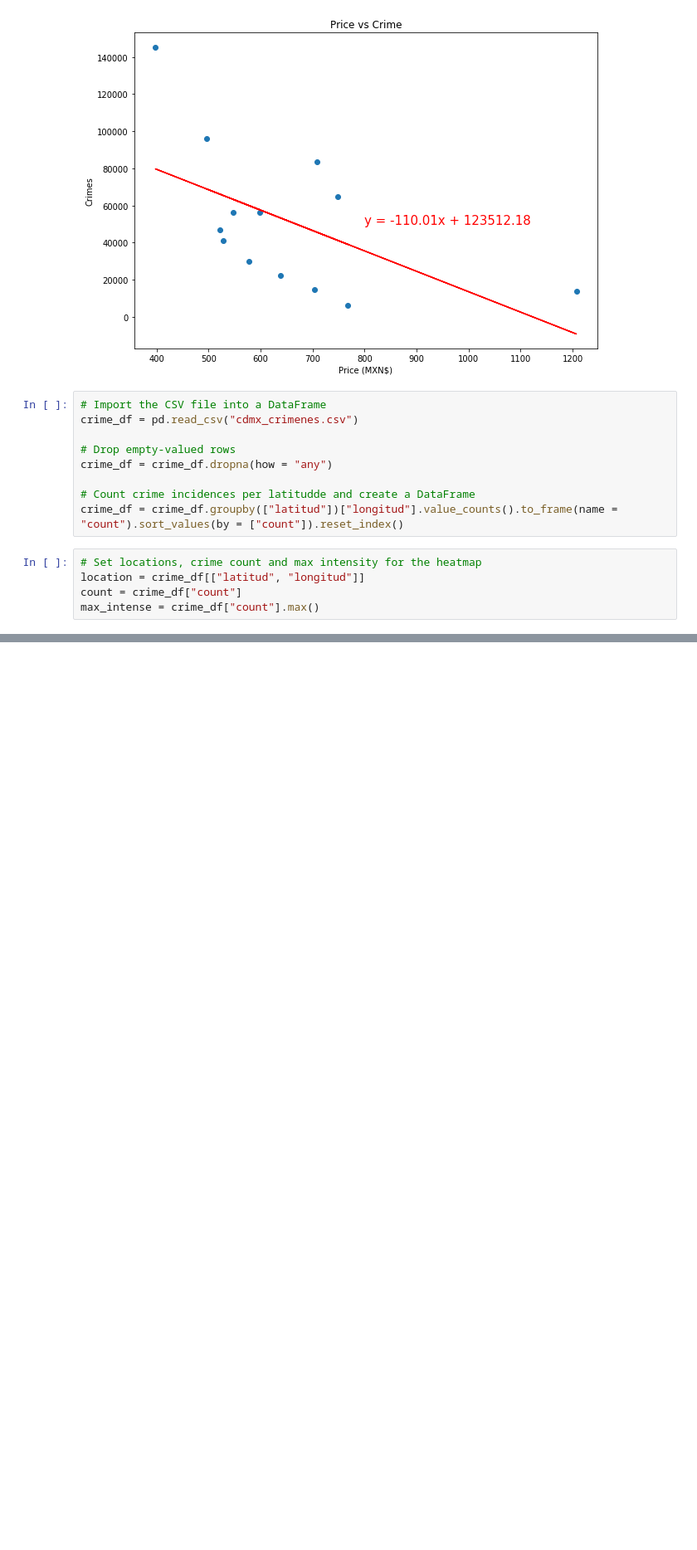
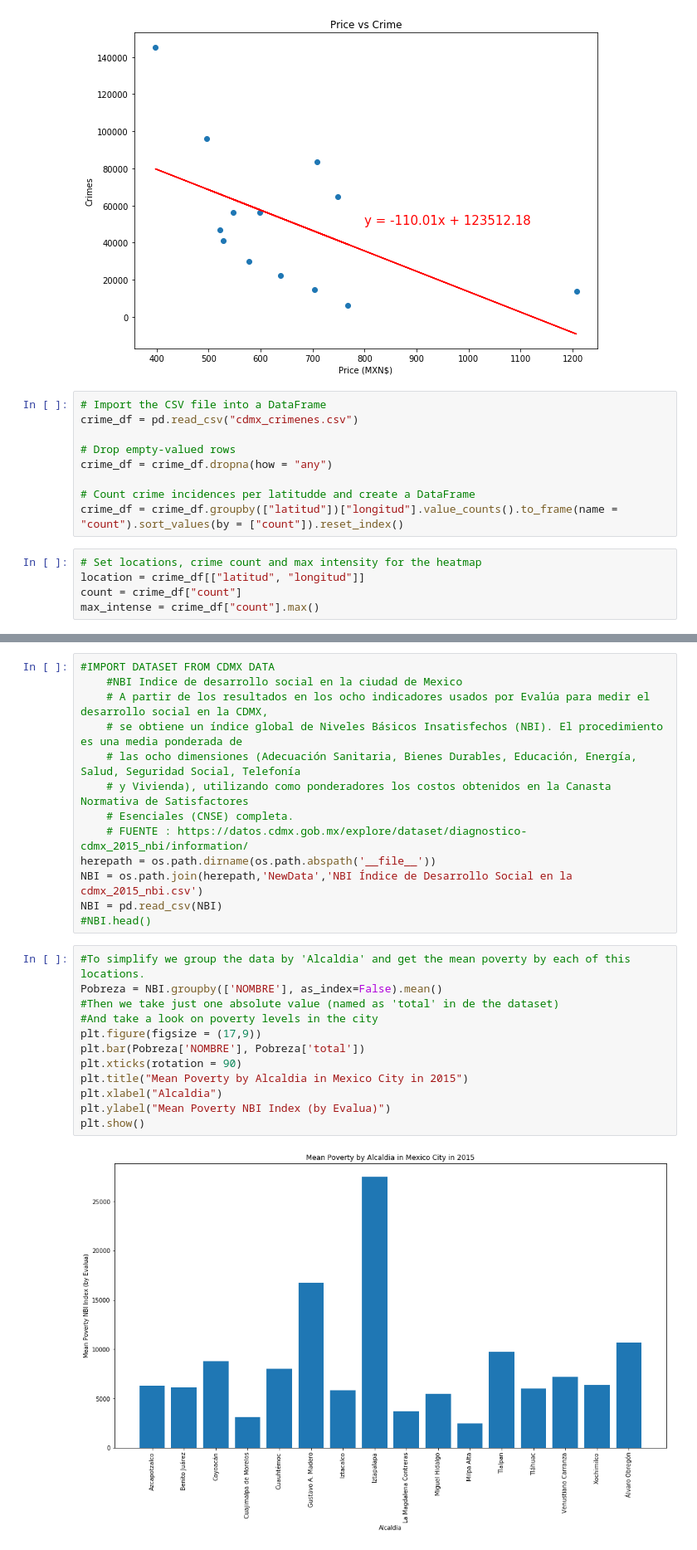
Before and after one commit to elc17/Project_1, a Jupyter notebook: project_1.ipynb, the cells around one changed output, grey strips where cells are left out. Shown at 83% size. Saved outputs shown, nothing was run; the diff lists cells and outputs as text; blank space fills up the shorter version.

Commit message:
Added Poverty and MarketAnalysis

```diff
--- a/project_1.ipynb
+++ b/project_1.ipynb
@@ -337,0 +356,27 @@ fig
+# %%
+#IMPORT DATASET FROM CDMX DATA
+    #NBI Indice de desarrollo social en la ciudad de Mexico
+    # A partir de los resultados en los ocho indicadores usados por Evalúa para medir el desarrollo social en la CDMX,
+    # se obtiene un índice global de Niveles Básicos Insatisfechos (NBI). El procedimiento es una media ponderada de
+    # las ocho dimensiones (Adecuación Sanitaria, Bienes Durables, Educación, Energía, Salud, Seguridad Social, Telefonía
+    # y Vivienda), utilizando como ponderadores los costos obtenidos en la Canasta Normativa de Satisfactores
+    # Esenciales (CNSE) completa.
+    # FUENTE : https://datos.cdmx.gob.mx/explore/dataset/diagnostico-cdmx_2015_nbi/information/
+herepath = os.path.dirname(os.path.abspath('__file__'))
+NBI = os.path.join(herepath,'NewData','NBI Índice de Desarrollo Social en la cdmx_2015_nbi.csv')
+NBI = pd.read_csv(NBI)
+#NBI.head()
+# %%
+#To simplify we group the data by 'Alcaldia' and get the mean poverty by each of this locations.
+Pobreza = NBI.groupby(['NOMBRE'], as_index=False).mean()
+#Then we take just one absolute value (named as 'total' in de the dataset)
+#And take a look on poverty levels in the city
+plt.figure(figsize = (17,9))
+plt.bar(Pobreza['NOMBRE'], Pobreza['total'])
+plt.xticks(rotation = 90)
+plt.title("Mean Poverty by Alcaldia in Mexico City in 2015")
+plt.xlabel("Alcaldia")
+plt.ylabel("Mean Poverty NBI Index (by Evalua)")
+plt.show()
+# %% [output]
+[figure, added]
```
Also changed, not shown: parts of 11 cells of this notebook.
